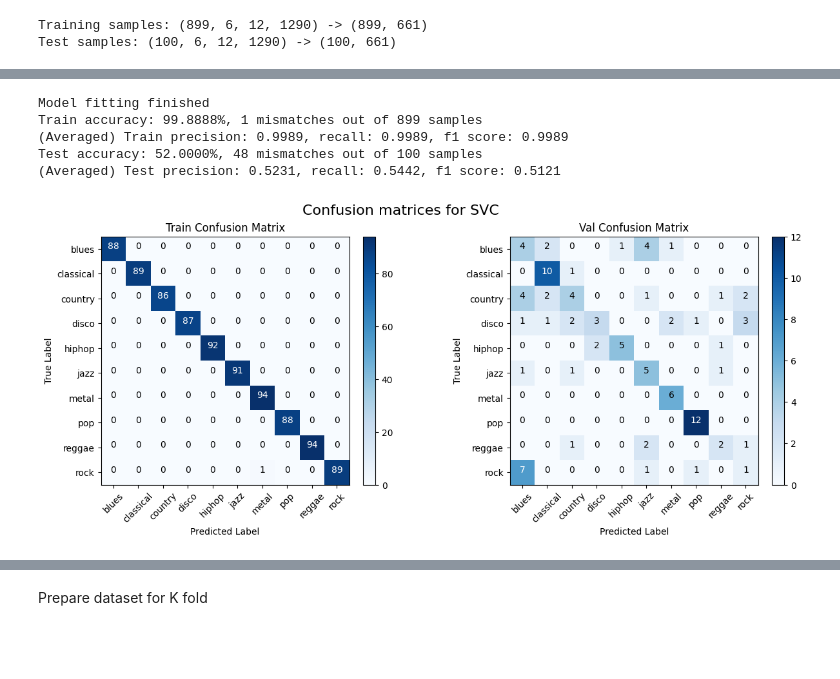
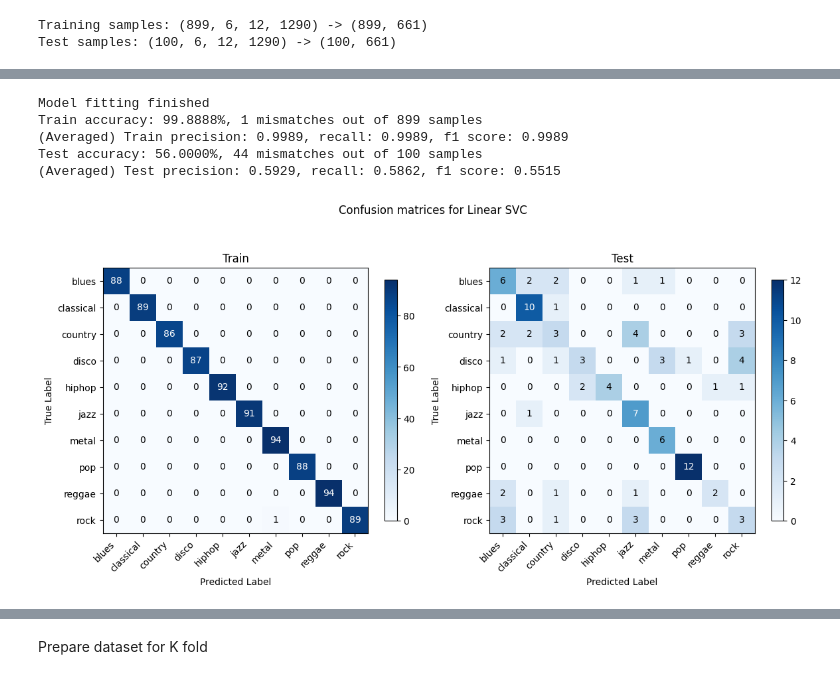
Before and after one commit to qzheng75/CS4641-Project, a Jupyter notebook: code/notebooks/traditional_ml_modeling.ipynb, the cells around one changed output, grey strips where cells are left out. Drawn from its saved outputs; the diff is of its cells as text; code cells hidden in the pictures; blank space fills up the shorter version.

```diff
--- a/code/notebooks/traditional_ml_modeling.ipynb
+++ b/code/notebooks/traditional_ml_modeling.ipynb
@@ -80,7 +49,7 @@ from sklearn.linear_model import LogisticRegression
 from sklearn.metrics import accuracy_score
 from audio_toolbox.metrics import calculate_acc, precision_recall, visualize_confusion_matrices
 
-logistic_model = LogisticRegression(max_iter=1000, C=1e-3, random_state=RANDOM_STATE)
+logistic_model = LogisticRegression(max_iter=3000, C=1e-3, random_state=RANDOM_STATE)
 logistic_model.fit(reduced_X_train_flat, y_train)
 print('Model fitting finished')
 
@@ -95,8 +64,8 @@ for x, y, split in zip([reduced_X_train_flat, reduced_X_test_flat],
     print(f'(Averaged) {split} precision: {precision:.4f}, recall: {recall:.4f}, f1 score: {f1:.4f}')
 
 visualize_confusion_matrices(conf_mats,
-                             ('Train', 'Val'),
-                             'Confusion matrices for Logistic Regression')
+                             titles=('Train', 'Test'),
+                             grand_title='Confusion matrices for Logistic Regression')
 # %% [output]
 Model fitting finished
 Train accuracy: 99.8888%, 1 mismatches out of 899 samples
@@ -107,28 +76,28 @@ Test accuracy: 60.0000%, 40 mismatches out of 100 samples
 # %%
 from sklearn.svm import SVC
 
 svm_classifier = SVC(kernel='linear', C=2, random_state=RANDOM_STATE)
 svm_classifier.fit(reduced_X_train_flat, y_train)
 
 print('Model fitting finished')
 
 conf_mats = []
 for x, y, split in zip([reduced_X_train_flat, reduced_X_test_flat],
                 [y_train, y_test],
                 ['Train', 'Test']):
     acc, correct, incorrect = calculate_acc(svm_classifier, x, y)
     print(f'{split} accuracy: {acc:.4f}%, {len(incorrect)} mismatches out of {len(incorrect) + len(correct)} samples')
     conf_mat, precision, recall, f1 = precision_recall(svm_classifier, x, y, return_each_class=False)
     conf_mats.append(conf_mat)
     print(f'(Averaged) {split} precision: {precision:.4f}, recall: {recall:.4f}, f1 score: {f1:.4f}')
 
 visualize_confusion_matrices(conf_mats,
-                             ('Train', 'Val'),
-                             'Confusion matrices for SVC')
+                             titles=('Train', 'Test'),
+                             grand_title='Confusion matrices for Linear SVC')
 # %% [output]
 Model fitting finished
 Train accuracy: 99.8888%, 1 mismatches out of 899 samples
 (Averaged) Train precision: 0.9989, recall: 0.9989, f1 score: 0.9989
-Test accuracy: 52.0000%, 48 mismatches out of 100 samples
-(Averaged) Test precision: 0.5231, recall: 0.5442, f1 score: 0.5121
+Test accuracy: 56.0000%, 44 mismatches out of 100 samples
+(Averaged) Test precision: 0.5929, recall: 0.5862, f1 score: 0.5515
-[figure, old version]
+[figure, new version]
```
Also changed, not shown: parts of 12 cells of this notebook, 3 other files.
